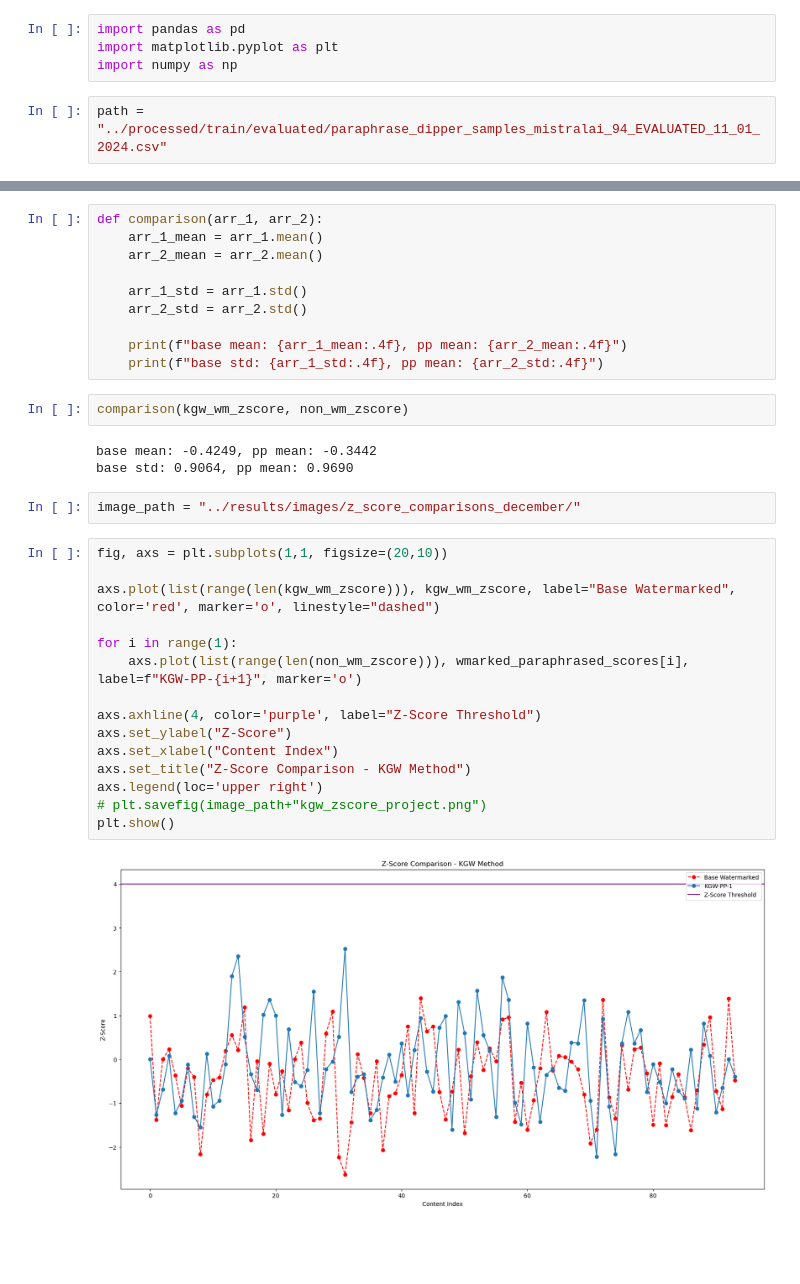
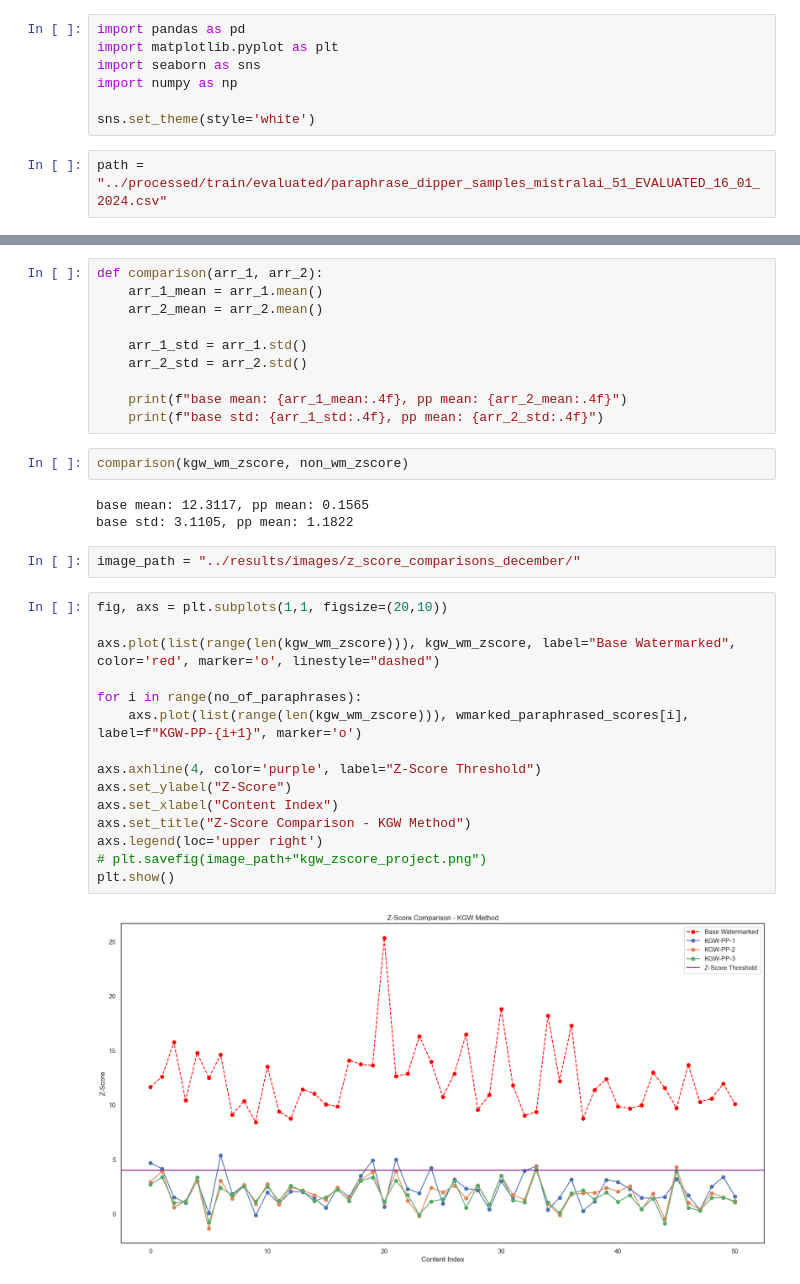
Before and after one commit to SamSJackson/Level4-Proj, a Jupyter notebook: data/notebooks/plot_z_scores.ipynb, the cells around one changed output, grey strips where cells are left out. Cells and saved outputs as stored; diff of their text form; blank space fills up the shorter version.

Commit message:
Scatter plots and beautiful paraphrased

```diff
--- a/data/notebooks/plot_z_scores.ipynb
+++ b/data/notebooks/plot_z_scores.ipynb
@@ -1,8 +1,11 @@
 # %%
 import pandas as pd
 import matplotlib.pyplot as plt
+import seaborn as sns
 import numpy as np
+
+sns.set_theme(style='white')
 # %%
-path = "../processed/train/evaluated/paraphrase_dipper_samples_mistralai_94_EVALUATED_11_01_2024.csv"
+path = "../processed/train/evaluated/paraphrase_dipper_samples_mistralai_51_EVALUATED_16_01_2024.csv"
 # %%
 df = pd.read_csv(path)
@@ -38,27 +33,27 @@ def comparison(arr_1, arr_2):
 # %%
 comparison(kgw_wm_zscore, non_wm_zscore)
 # %% [output]
-base mean: -0.4249, pp mean: -0.3442
-base std: 0.9064, pp mean: 0.9690
+base mean: 12.3117, pp mean: 0.1565
+base std: 3.1105, pp mean: 1.1822
 # %%
 image_path = "../results/images/z_score_comparisons_december/"
 # %%
 fig, axs = plt.subplots(1,1, figsize=(20,10))
 
 axs.plot(list(range(len(kgw_wm_zscore))), kgw_wm_zscore, label="Base Watermarked", color='red', marker='o', linestyle="dashed")
 
-for i in range(1):
-    axs.plot(list(range(len(non_wm_zscore))), wmarked_paraphrased_scores[i], label=f"KGW-PP-{i+1}", marker='o')
+for i in range(no_of_paraphrases):
+    axs.plot(list(range(len(kgw_wm_zscore))), wmarked_paraphrased_scores[i], label=f"KGW-PP-{i+1}", marker='o')
 
 axs.axhline(4, color='purple', label="Z-Score Threshold")
 axs.set_ylabel("Z-Score")
 axs.set_xlabel("Content Index")
 axs.set_title("Z-Score Comparison - KGW Method")
 axs.legend(loc='upper right')
 # plt.savefig(image_path+"kgw_zscore_project.png")
 plt.show()
 # %% [output]
-[figure, old version]
+[figure, new version]
 # %%
 fig, axs = plt.subplots(1,1, figsize=(20,10))
 
```
Also changed, not shown: parts of 9 cells of this notebook, 51 other files.
